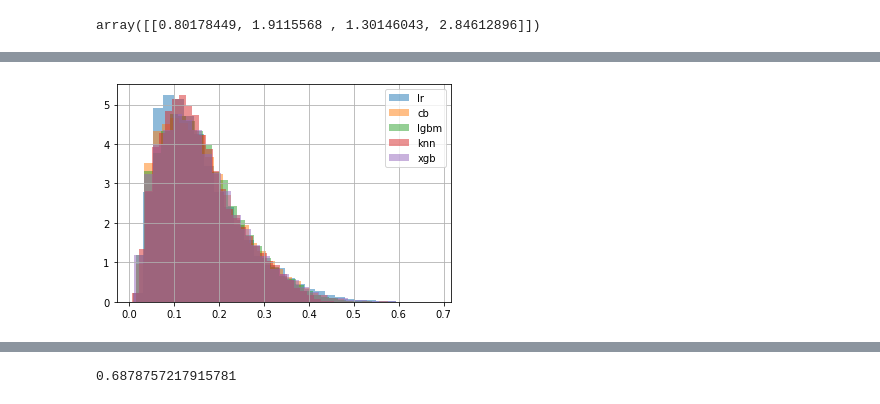
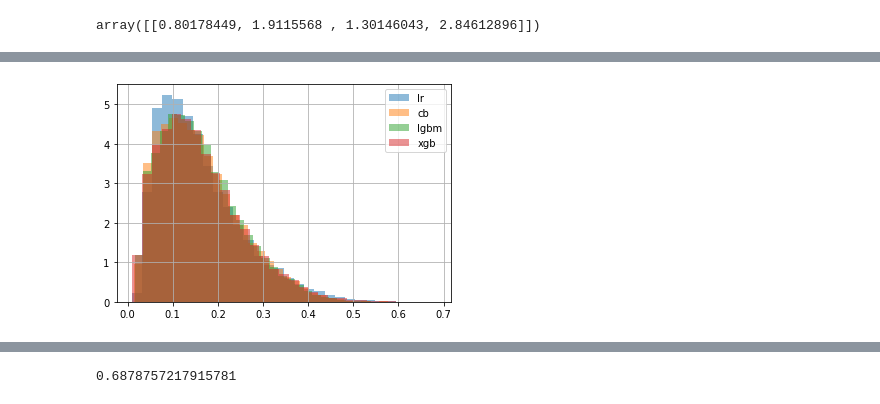
Before and after one commit to kozlowladimir/sber_nsu_hackaton, a Jupyter notebook: stacking and blending.ipynb, the cells around one changed output, grey strips where cells are left out. Drawn from its saved outputs; the diff is of its cells as text; code cells hidden in the pictures.

```diff
--- a/stacking and blending.ipynb
+++ b/stacking and blending.ipynb
@@ -513,10 +512,10 @@ xgb 0.6885567370580233 0.685031466388064
 # %%
 new_train_df['lr'].hist(alpha=0.5, bins=30, density='uniform', label='lr')
 new_train_df['cb'].hist(alpha=0.5, bins=30, density='uniform', label='cb')
 new_train_df['lgbm'].hist(alpha=0.5, bins=30, density='uniform', label='lgbm')
-new_train_df['knn'].hist(alpha=0.5, bins=30, density='uniform', label='knn')
+# new_train_df['knn'].hist(alpha=0.5, bins=30, density='uniform', label='knn')
 new_train_df['xgb'].hist(alpha=0.5, bins=30, density='uniform', label='xgb')
 plt.legend()
 plt.show()
 # %% [output]
-[figure, old version]
+[figure, new version]
```
Also changed, not shown: parts of 17 cells of this notebook, 1 other file.
